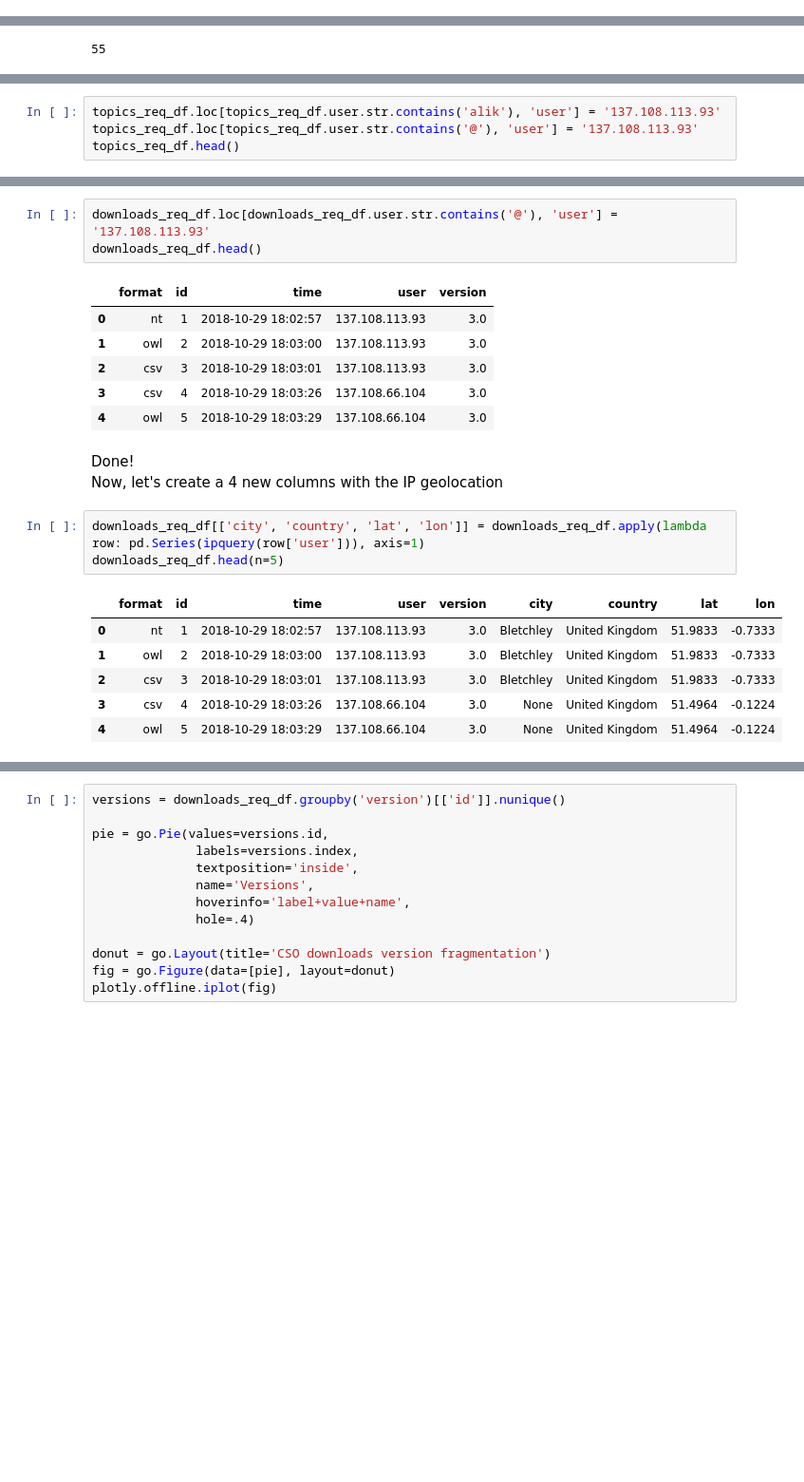
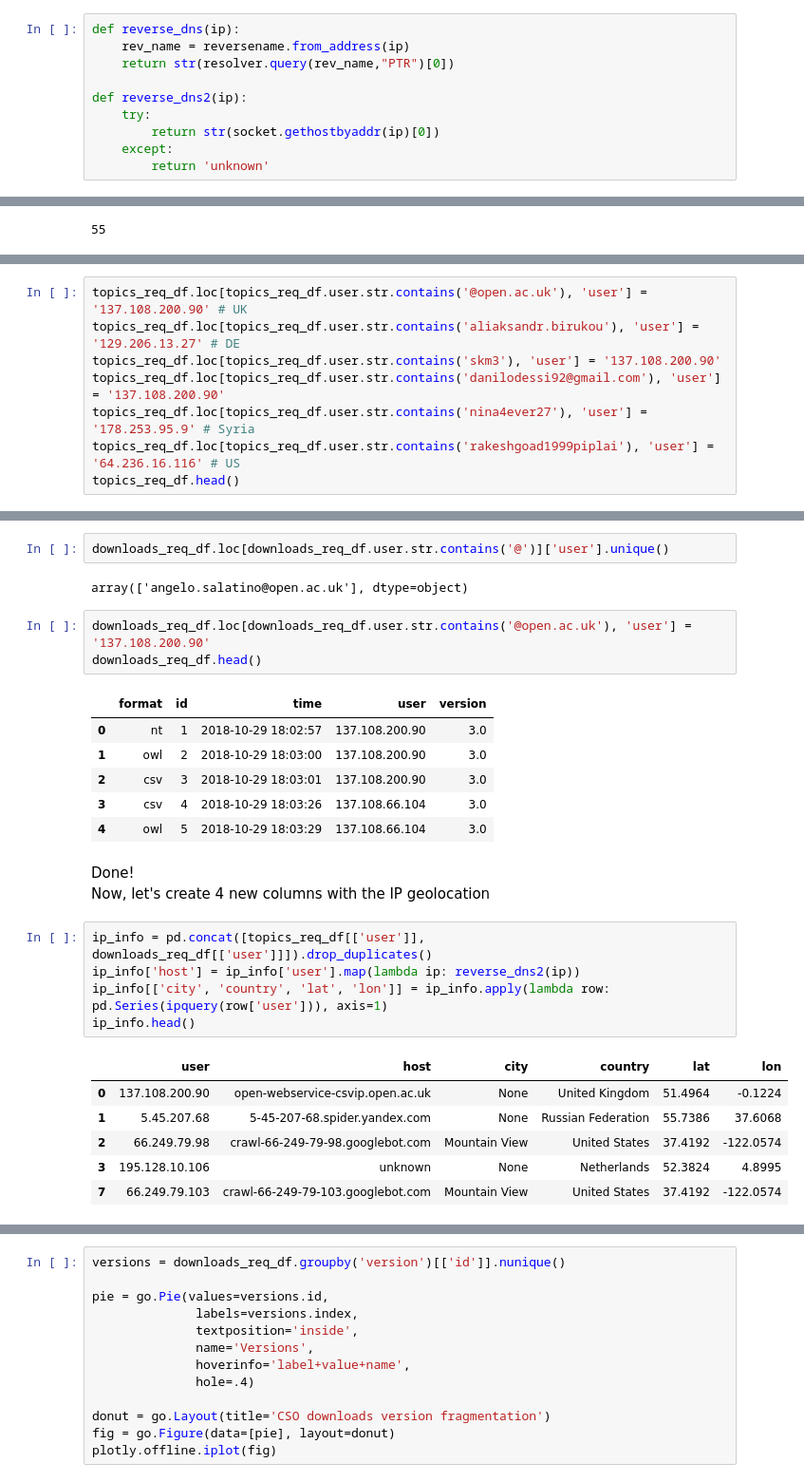
Before and after one commit to andremann/CSO-stats-analytics, a Jupyter notebook: CSO stats analysis.ipynb, the cells around one changed output, grey strips where cells are left out. Shown at 95% size. Drawn from its saved outputs; the diff is of its cells as text; blank space fills up the shorter version.

```diff
--- a/CSO stats analysis.ipynb
+++ b/CSO stats analysis.ipynb
@@ -35,6 +39,16 @@ def ipquery(ip):
         return [city, country, lat, lon]
     else:
         return [None, None, None, None]
+# %%
+def reverse_dns(ip):
+    rev_name = reversename.from_address(ip)
+    return str(resolver.query(rev_name,"PTR")[0])
+
+def reverse_dns2(ip):
+    try:
+        return str(socket.gethostbyaddr(ip)[0])
+    except:
+        return 'unknown'
 # %% [markdown]
 Loading dataframes
 # %%
@@ -72,4 +86,0 @@ We have to patch email addresses; let's make them point to OU IP address **137.1
-# %%
-topics_req_df.loc[topics_req_df.user.str.contains('alik'), 'user'] = '137.108.113.93'
-topics_req_df.loc[topics_req_df.user.str.contains('@'), 'user'] = '137.108.113.93'
-topics_req_df.head()
@@ -82,0 +97,8 @@ topics_req_df.head()
+# %%
+topics_req_df.loc[topics_req_df.user.str.contains('@open.ac.uk'), 'user'] = '137.108.200.90' # UK
+topics_req_df.loc[topics_req_df.user.str.contains('aliaksandr.birukou'), 'user'] = '129.206.13.27' # DE
+topics_req_df.loc[topics_req_df.user.str.contains('skm3'), 'user'] = '137.108.200.90'
+topics_req_df.loc[topics_req_df.user.str.contains('danilodessi92@gmail.com'), 'user'] = '137.108.200.90'
+topics_req_df.loc[topics_req_df.user.str.contains('nina4ever27'), 'user'] = '178.253.95.9' # Syria
+topics_req_df.loc[topics_req_df.user.str.contains('rakeshgoad1999piplai'), 'user'] = '64.236.16.116' # US
+topics_req_df.head()
@@ -83,23 +112,29 @@ topics_req_df.head()
+# %%
+downloads_req_df.loc[downloads_req_df.user.str.contains('@')]['user'].unique()
+# %% [output]
+array(['angelo.salatino@open.ac.uk'], dtype=object)
 # %%
-downloads_req_df.loc[downloads_req_df.user.str.contains('@'), 'user'] = '137.108.113.93'
+downloads_req_df.loc[downloads_req_df.user.str.contains('@open.ac.uk'), 'user'] = '137.108.200.90'
 downloads_req_df.head()
 # %% [output]
 |  | format | id | time | user | version |
-| 0 | nt | 1 | 2018-10-29 18:02:57 | 137.108.113.93 | 3.0 |
-| 1 | owl | 2 | 2018-10-29 18:03:00 | 137.108.113.93 | 3.0 |
-| 2 | csv | 3 | 2018-10-29 18:03:01 | 137.108.113.93 | 3.0 |
+| 0 | nt | 1 | 2018-10-29 18:02:57 | 137.108.200.90 | 3.0 |
+| 1 | owl | 2 | 2018-10-29 18:03:00 | 137.108.200.90 | 3.0 |
+| 2 | csv | 3 | 2018-10-29 18:03:01 | 137.108.200.90 | 3.0 |
 | 3 | csv | 4 | 2018-10-29 18:03:26 | 137.108.66.104 | 3.0 |
 | 4 | owl | 5 | 2018-10-29 18:03:29 | 137.108.66.104 | 3.0 |
 # %% [markdown]
 Done!
-Now, let's create a 4 new columns with the IP geolocation
+Now, let's create 4 new columns with the IP geolocation
 # %%
-downloads_req_df[['city', 'country', 'lat', 'lon']] = downloads_req_df.apply(lambda row: pd.Series(ipquery(row['user'])), axis=1)
-downloads_req_df.head(n=5)
+ip_info = pd.concat([topics_req_df[['user']], downloads_req_df[['user']]]).drop_duplicates()
+ip_info['host'] = ip_info['user'].map(lambda ip: reverse_dns2(ip))
+ip_info[['city', 'country', 'lat', 'lon']] = ip_info.apply(lambda row: pd.Series(ipquery(row['user'])), axis=1)
+ip_info.head()
 # %% [output]
-|  | format | id | time | user | version | city | country | lat | lon |
-| 0 | nt | 1 | 2018-10-29 18:02:57 | 137.108.113.93 | 3.0 | Bletchley | United Kingdom | 51.9833 | -0.7333 |
-| 1 | owl | 2 | 2018-10-29 18:03:00 | 137.108.113.93 | 3.0 | Bletchley | United Kingdom | 51.9833 | -0.7333 |
-| 2 | csv | 3 | 2018-10-29 18:03:01 | 137.108.113.93 | 3.0 | Bletchley | United Kingdom | 51.9833 | -0.7333 |
-| 3 | csv | 4 | 2018-10-29 18:03:26 | 137.108.66.104 | 3.0 | None | United Kingdom | 51.4964 | -0.1224 |
-| 4 | owl | 5 | 2018-10-29 18:03:29 | 137.108.66.104 | 3.0 | None | United Kingdom | 51.4964 | -0.1224 |
+|  | user | host | city | country | lat | lon |
+| 0 | 137.108.200.90 | open-webservice-csvip.open.ac.uk | None | United Kingdom | 51.4964 | -0.1224 |
+| 1 | 5.45.207.68 | 5-45-207-68.spider.yandex.com | None | Russian Federation | 55.7386 | 37.6068 |
+| 2 | 66.249.79.98 | crawl-66-249-79-98.googlebot.com | Mountain View | United States | 37.4192 | -122.0574 |
+| 3 | 195.128.10.106 | unknown | None | Netherlands | 52.3824 | 4.8995 |
+| 7 | 66.249.79.103 | crawl-66-249-79-103.googlebot.com | Mountain View | United States | 37.4192 | -122.0574 |
```
Also changed, not shown: parts of 26 cells of this notebook.
